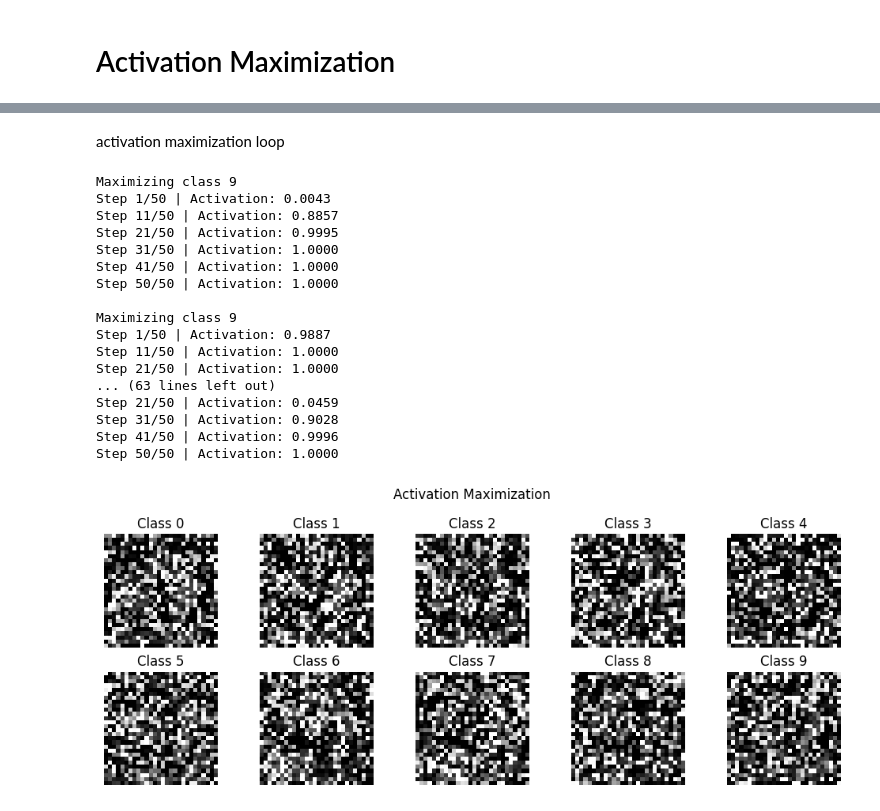
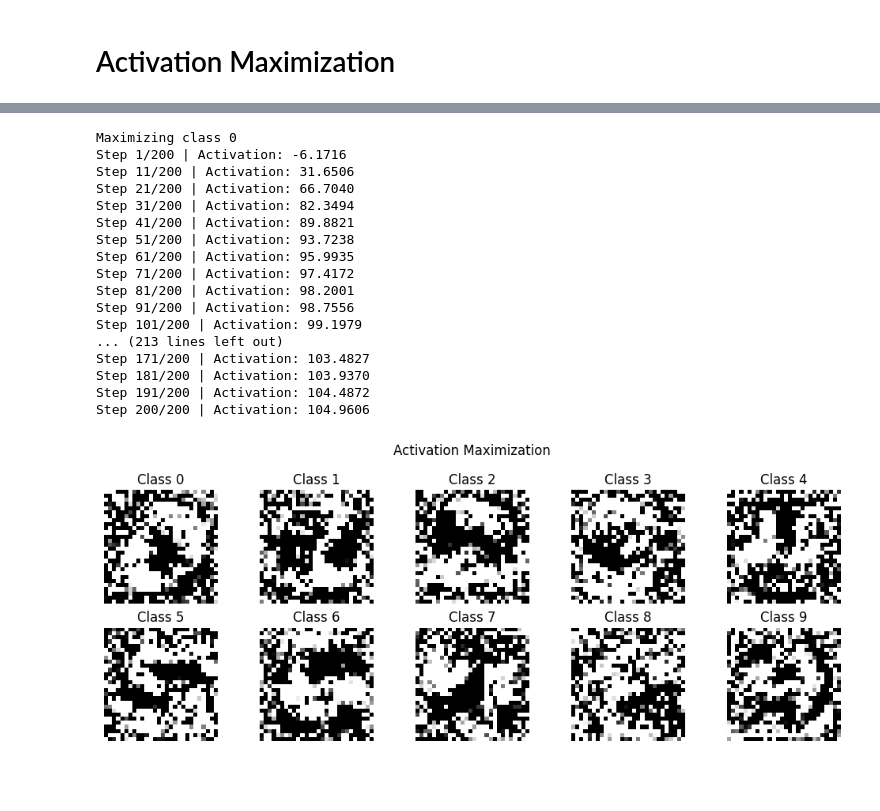
Before and after one commit to ydsyvn/mnist-activation-maximization, a Jupyter notebook: mnist_activation_maximization.ipynb, the cells around one changed output, grey strips where cells are left out. Saved outputs shown, nothing was run; the diff lists cells and outputs as text; code cells hidden in the pictures; blank space fills up the shorter version.

```diff
--- a/mnist_activation_maximization.ipynb
+++ b/mnist_activation_maximization.ipynb
@@ -262,35 +227,0 @@ DeepNeuralNetwork.activation_max_backward = activation_max_backward
-# %% [markdown]
-activation maximization loop
-# %%
-def activation_maximize_class(nn, target_class, steps=100, lr=0.01):
-  image = generate_random_image()
-
-  print(f"Maximizing class {target_class}")
-  for step in range(steps):
-    image = image.reshape(1, 784)  # flatten image
-
-    output = nn.forward(image)
-    activation = output[0, target_class]
-    grad = nn.activation_max_backward(target_class)
-
-    image += lr * grad
-
-    image = np.clip(image, 0.0, 1.0)
-
-    if step % 10 == 0 or step+1 == steps:
-      print(f"Step {step+1}/{steps} | Activation: {activation:.4f}")
-
-  print()
-  return image
-# %%
-def activation_maximize_all_classes(nn, steps=100, lr=0.01, visualize=True):
-  images = []
-
-  for idx in range(10):
-    image = activation_maximize_class(nn, target_class=i, steps=steps, lr=lr)
-    images.append(image)
-
-  if visualize:
-    show_images_grid(images)
-
-  return images
@@ -297,21 +317,28 @@ def activation_maximize_all_classes(nn, steps=100, lr=0.01, visualize=True):
+# %%
+act_max_nn = ActivationMaximizationNN(input_size=784, hidden_size=128, output_size=10)
+
+act_max_nn.W1 = loaded_weights['W1']
+act_max_nn.b1 = loaded_weights['b1']
+act_max_nn.W2 = loaded_weights['W2']
+act_max_nn.b2 = loaded_weights['b2']
 # %%
-maximized_images = activation_maximize_all_classes(nn, steps=50, lr=0.01)
+maximized_images = act_max_nn.activation_maximize_all_classes(steps=200, lr=0.1)
 # %% [output]
-Maximizing class 9
-Step 1/50 | Activation: 0.0043
-Step 11/50 | Activation: 0.8857
-Step 21/50 | Activation: 0.9995
-Step 31/50 | Activation: 1.0000
-Step 41/50 | Activation: 1.0000
-Step 50/50 | Activation: 1.0000
-
-Maximizing class 9
-Step 1/50 | Activation: 0.9887
-Step 11/50 | Activation: 1.0000
-Step 21/50 | Activation: 1.0000
-... (63 lines left out)
-Step 21/50 | Activation: 0.0459
-Step 31/50 | Activation: 0.9028
-Step 41/50 | Activation: 0.9996
-Step 50/50 | Activation: 1.0000
+Maximizing class 0
+Step 1/200 | Activation: -6.1716
+Step 11/200 | Activation: 31.6506
+Step 21/200 | Activation: 66.7040
+Step 31/200 | Activation: 82.3494
+Step 41/200 | Activation: 89.8821
+Step 51/200 | Activation: 93.7238
+Step 61/200 | Activation: 95.9935
+Step 71/200 | Activation: 97.4172
+Step 81/200 | Activation: 98.2001
+Step 91/200 | Activation: 98.7556
+Step 101/200 | Activation: 99.1979
+... (213 lines left out)
+Step 171/200 | Activation: 103.4827
+Step 181/200 | Activation: 103.9370
+Step 191/200 | Activation: 104.4872
+Step 200/200 | Activation: 104.9606
-[figure, old version]
+[figure, new version]
```
Also changed, not shown: parts of 15 cells of this notebook.
